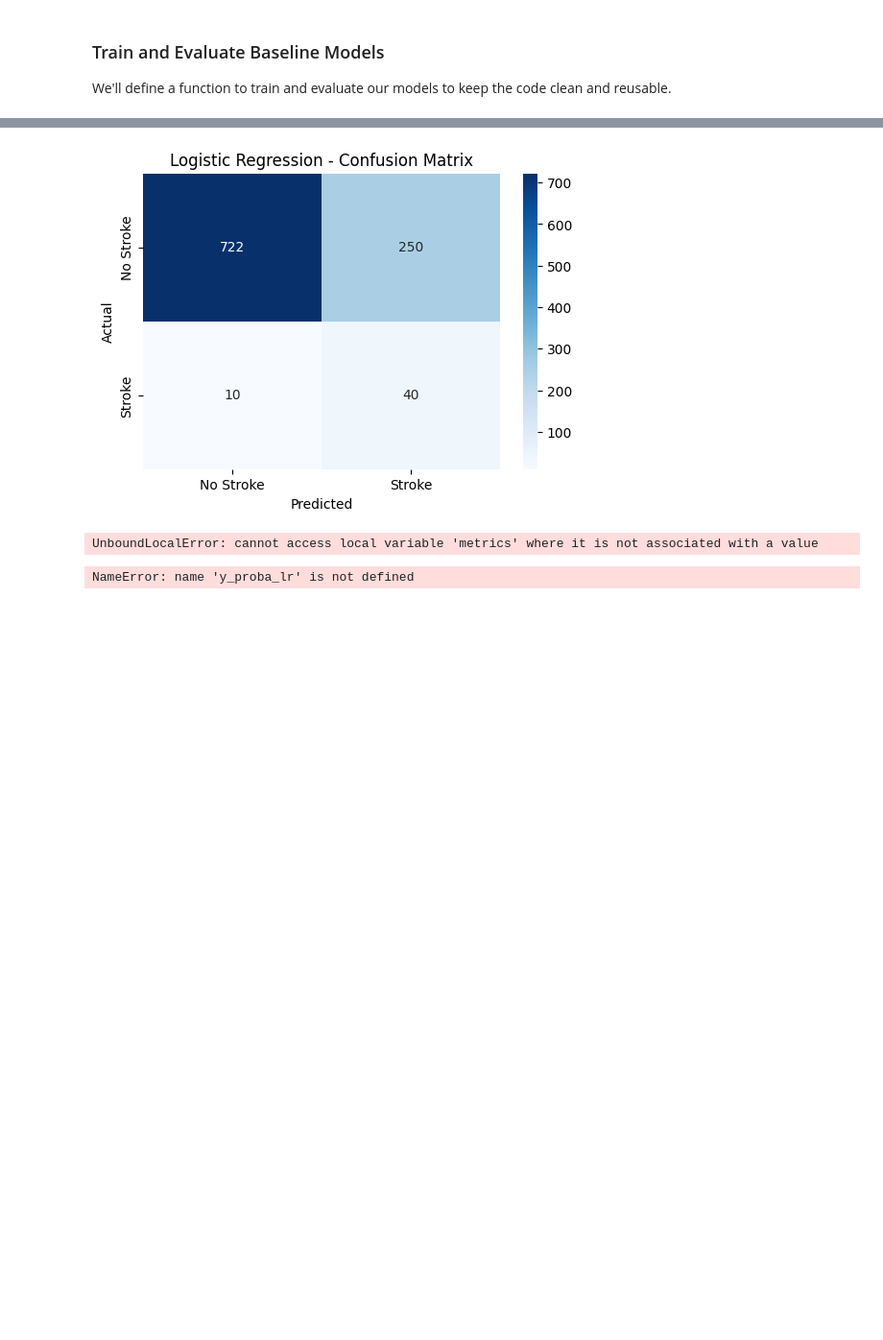
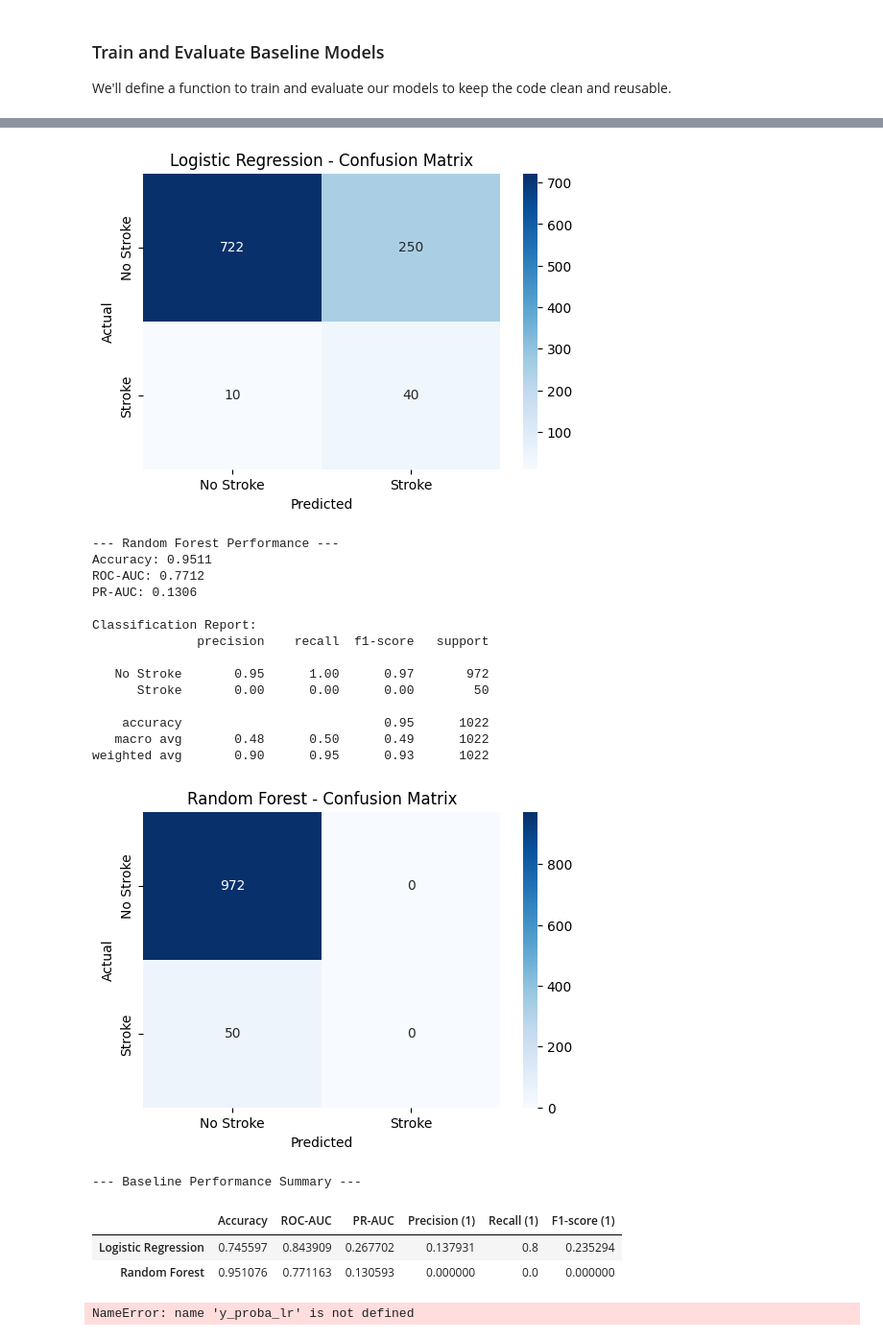
Before and after one commit to comet-web/mlcp-xai, a Jupyter notebook: Handling_Class_Imbalance_XAI.ipynb, the cells around one changed output, grey strips where cells are left out. Shown at 96% size. Drawn from its saved outputs; the diff is of its cells as text; code cells hidden in the pictures; blank space fills up the shorter version.

```diff
--- a/Handling_Class_Imbalance_XAI.ipynb
+++ b/Handling_Class_Imbalance_XAI.ipynb
@@ -254,14 +254,19 @@ def evaluate_model(model, X_test, y_test, model_name):
     plt.savefig(f'figures/baseline_{model_name}_cm.png')
     plt.show()
 
+    # Calculate precision, recall, and F1-score for the minority class (1)
+    precision_1 = cm[1, 1] / (cm[0, 1] + cm[1, 1]) if (cm[0, 1] + cm[1, 1]) > 0 else 0
+    recall_1 = cm[1, 1] / (cm[1, 0] + cm[1, 1]) if (cm[1, 0] + cm[1, 1]) > 0 else 0
+    f1_score_1 = 2 * (precision_1 * recall_1) / (precision_1 + recall_1) if (precision_1 + recall_1) > 0 else 0
+
     # Return a dictionary of metrics for later comparison
     metrics = {
         'Accuracy': accuracy,
         'ROC-AUC': roc_auc,
         'PR-AUC': pr_auc,
-        'Precision (1)': cm[1, 1] / (cm[0, 1] + cm[1, 1]) if (cm[0, 1] + cm[1, 1]) > 0 else 0,
-        'Recall (1)': cm[1, 1] / (cm[1, 0] + cm[1, 1]) if (cm[1, 0] + cm[1, 1]) > 0 else 0,
-        'F1-score (1)': 2 * (metrics['Precision (1)'] * metrics['Recall (1)']) / (metrics['Precision (1)'] + metrics['Recall (1)']) if (metrics['Precision (1)'] + metrics['Recall (1)']) > 0 else 0
+        'Precision (1)': precision_1,
+        'Recall (1)': recall_1,
+        'F1-score (1)': f1_score_1
     }
     return metrics, y_proba
 
@@ -286,34 +291,52 @@ print("\n--- Evaluation on Test Set ---")
 baseline_metrics_lr, y_proba_lr = evaluate_model(log_reg, X_test, y_test, "Logistic Regression")
 baseline_metrics_rf, y_proba_rf = evaluate_model(rand_forest, X_test, y_test, "Random Forest")
 
 # Store results in a DataFrame
 baseline_results = pd.DataFrame({
     'Logistic Regression': baseline_metrics_lr,
     'Random Forest': baseline_metrics_rf
 }).T
 
 print("\n--- Baseline Performance Summary ---")
 display(baseline_results)
 # %% [output]
 Training Logistic Regression model...
 
 Training Random Forest model...
 
 --- Evaluation on Test Set ---
 --- Logistic Regression Performance ---
 Accuracy: 0.7456
 ROC-AUC: 0.8439
 PR-AUC: 0.2677
 
 Classification Report:
               precision    recall  f1-score   support
 ... (20 lines left out)
 
     accuracy                           0.75      1022
    macro avg       0.56      0.77      0.54      1022
 weighted avg       0.94      0.75      0.82      1022
 [figure]
-UnboundLocalError: cannot access local variable 'metrics' where it is not associated with a value
+--- Random Forest Performance ---
+Accuracy: 0.9511
+ROC-AUC: 0.7712
+PR-AUC: 0.1306
+
+Classification Report:
+              precision    recall  f1-score   support
+
+   No Stroke       0.95      1.00      0.97       972
+      Stroke       0.00      0.00      0.00        50
+
+    accuracy                           0.95      1022
+   macro avg       0.48      0.50      0.49      1022
+weighted avg       0.90      0.95      0.93      1022
+[figure, added]
+--- Baseline Performance Summary ---
+|  | Accuracy | ROC-AUC | PR-AUC | Precision (1) | Recall (1) | F1-score (1) |
+| Logistic Regression | 0.745597 | 0.843909 | 0.267702 | 0.137931 | 0.8 | 0.235294 |
+| Random Forest | 0.951076 | 0.771163 | 0.130593 | 0.000000 | 0.0 | 0.000000 |
 # %%
 # Plot ROC and Precision-Recall curves
 def plot_curves(y_test, y_proba_lr, y_proba_rf, model1_name, model2_name):
```
Also changed, not shown: 4 other files.
